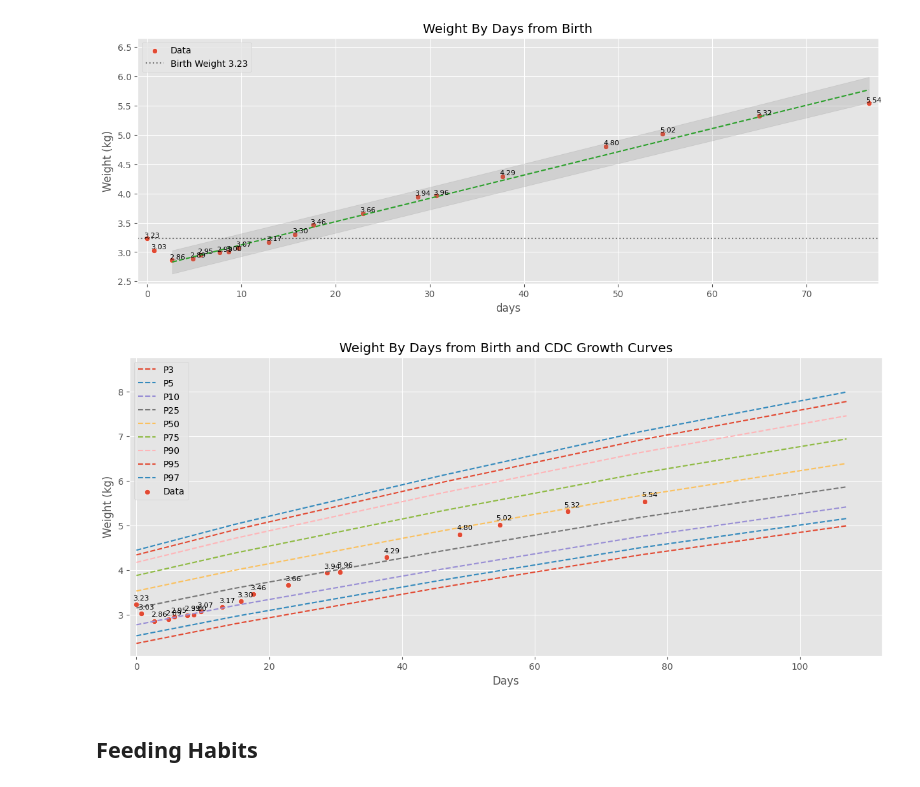
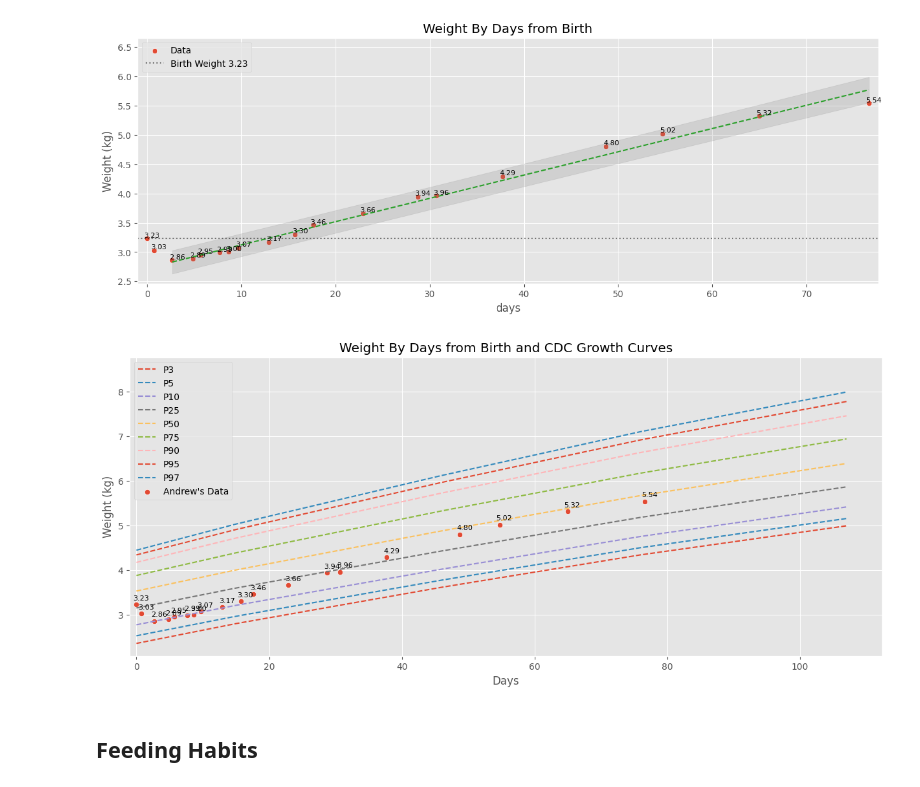
Before and after one commit to jgalloway42/andrews_baby_tracker, a Jupyter notebook: notebooks/andrews_data.ipynb, the cells around one changed output. Drawn from its saved outputs; the diff is of its cells as text; code cells hidden in the pictures.

Commit message:
rerun chart new data

```diff
--- a/notebooks/andrews_data.ipynb
+++ b/notebooks/andrews_data.ipynb
@@ -140,31 +140,31 @@ ax.legend(loc='upper left')
 # %%
 # CDC Data
 SEX = 1 # 1 for male 2 for female
 
 cdc_df = (pd.read_csv(files_dict['wtageinf'])
           .drop(columns=['L','M','S'])
           .assign(Days = lambda x: (x['Agemos']*365.25/12.0).apply(np.round).astype(int)))
 cdc_df = cdc_df[cdc_df.Sex == SEX].drop(columns=['Sex','Agemos']).set_index('Days')
 next_cdc_idx = list(filter(lambda x: x>int(growth_df.days.max() + 10),list(cdc_df.index)))[0]
 
 # plot data
 ax = cdc_df.loc[:next_cdc_idx].plot(figsize=(15,6),linestyle='dashed')
-ax = sns.scatterplot(data=growth_df,x='days',y='Weight (lbs.)',label='Data',ax=ax)
+ax = sns.scatterplot(data=growth_df,x='days',y='Weight (lbs.)',label='Andrew\'s Data',ax=ax)
 
 ax.set_title('Weight By Days from Birth and CDC Growth Curves')
 
 # add point labels
 yl = ax.get_ylim()
 xl = ax.get_xlim()
 ax.set_xlim(-1,xl[1])
 ax.set_ylim(yl[0],yl[1]+0.5)
 for x, y in zip(growth_df.days, growth_df['Weight (lbs.)'].values):
     ax.text(x-0.5, y+0.1, f"{y:0.2f}", fontsize=8)
 ax.set_ylabel('Weight (kg)')
 ax.legend(loc='upper left')
 _=plt.savefig(os.path.join(figure_path,'weight.png'),bbox_inches='tight')
 # %% [output]
-[figure, old version]
+[figure, new version]
 # %% [markdown]
 ## Feeding Habits
 # %%
```
Also changed, not shown: 1 other file.
